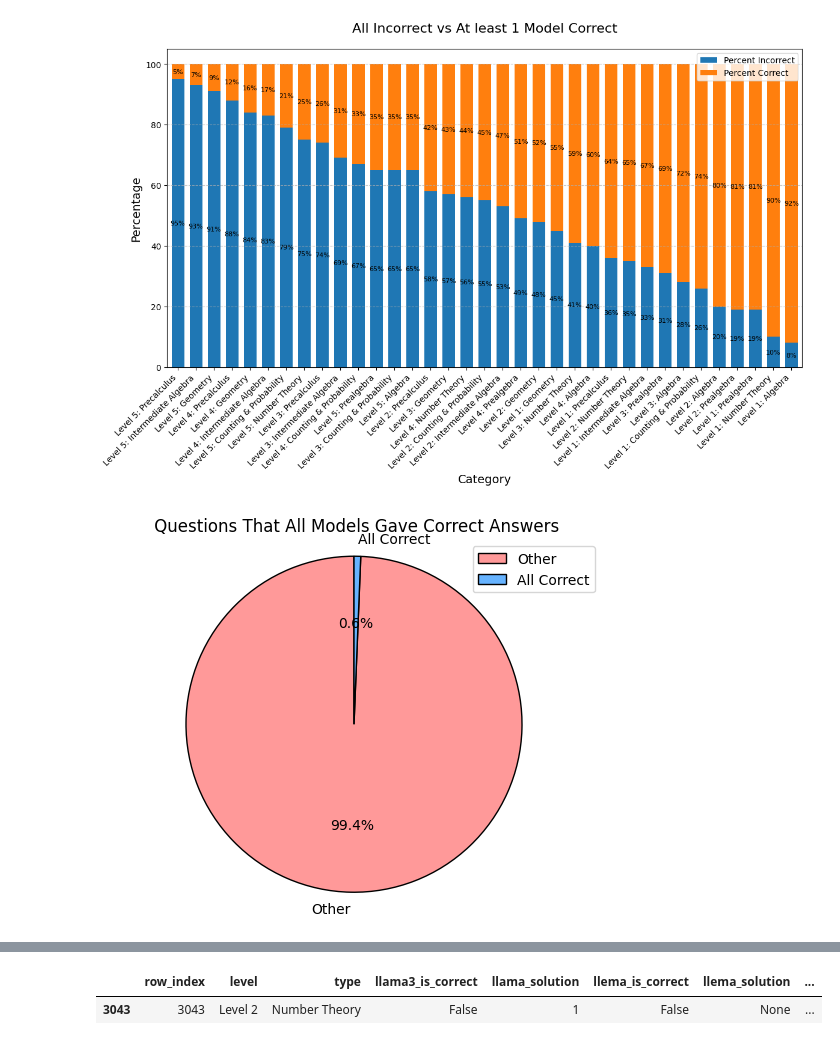
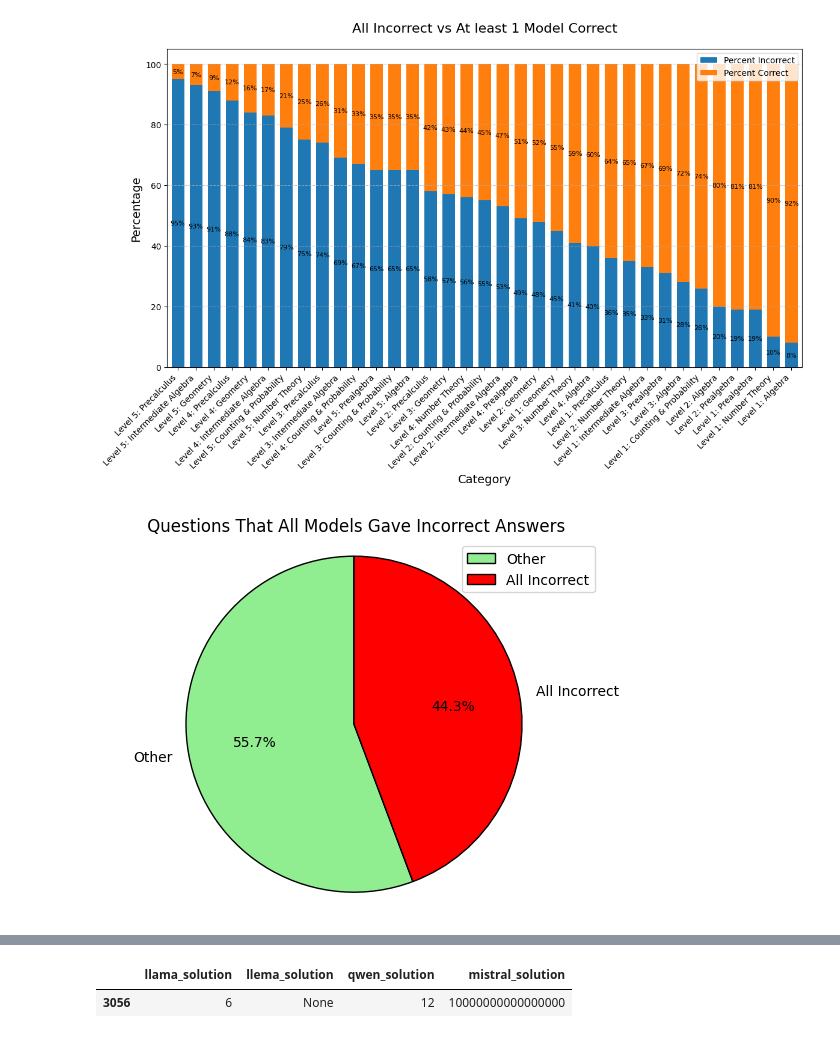
Before and after one commit to knazarali3/cs6220_math_group2, a Jupyter notebook: analysis_competition_math_kiran.ipynb, the cells around one changed output, grey strips where cells are left out. Drawn from its saved outputs; the diff is of its cells as text; code cells hidden in the pictures.

```diff
--- a/analysis_competition_math_kiran.ipynb
+++ b/analysis_competition_math_kiran.ipynb
@@ -161,7 +354,7 @@ def give_ensemble_model_all_incorrect_piechart():
 
     labels = ['Other', 'All Incorrect']
     sizes = [ ensemble_model_all_incorrect['count'].iloc[0],ensemble_model_all_incorrect['count'].iloc[1]]
-    colors = ['#ff9999', '#66b3ff']
+    colors = ['lightgreen', 'red']
 
     plt.pie(sizes, labels=labels, colors=colors, autopct='%1.1f%%', startangle=90, wedgeprops={'edgecolor': 'black'})
     plt.axis('equal')
@@ -179,7 +372,7 @@ def give_ensemble_model_all_correct_piechart():
 
     labels = ['Other', 'All Correct']
     sizes = [ ensemble_model_all_correct['count'].iloc[0],ensemble_model_all_correct['count'].iloc[1]]
-    colors = ['#ff9999', '#66b3ff']
+    colors = ['red', 'lightgreen']
 
     plt.pie(sizes, labels=labels, colors=colors, autopct='%1.1f%%', startangle=90, wedgeprops={'edgecolor': 'black'})
     plt.axis('equal')
@@ -364,13 +557,13 @@ plt.show()
 # %% [output]
 [figure]
 # %%
-give_ensemble_model_all_correct_piechart().show()
-#give_ensemble_model_all_incorrect_piechart().show()
+#give_ensemble_model_all_correct_piechart().show()
+give_ensemble_model_all_incorrect_piechart().show()
 #give_ensemble_model_all_agree_piechart().show()
 
 #give_ensemble_model_atleast3_piechart().show()
 # %% [output]
-[figure, old version]
+[figure, new version]
 # %%
 get_competition_math_individual_breakdown_all_incorrect()
 # %% [output]
@@ -392,8 +585,8 @@ get_competition_math_individual_breakdown_all_incorrect()
 | 23 | Level 1: Number Theory | 3263, 3383, 3452 | 10% | 3051, 3054, 3103, 3140, 3150, 318... | 90% | ... |
 | 1 | Level 1: Algebra | 65, 207, 235, 350, 466, 558, 583,... | 8% | 1, 4, 13, 19, 24, 64, 70, 83, 84,... | 92% | ... |
 # %%
-all_results[all_results["row_index"] == 3043]
+all_results[all_results["row_index"] == 3056][["llama_solution", "llema_solution", "qwen_solution", "mistral_solution"]]
 # %% [output]
-|  | row_index | level | type | llama3_is_correct | llama_solution | llema_is_correct | llema_solution | ... |
-| 3043 | 3043 | Level 2 | Number Theory | False | 1 | False | None | ... |
+|  | llama_solution | llema_solution | qwen_solution | mistral_solution |
+| 3056 | 6 | None | 12 | 10000000000000000 |
 # %%
```
Also changed, not shown: parts of 24 cells of this notebook, 5 other files.
